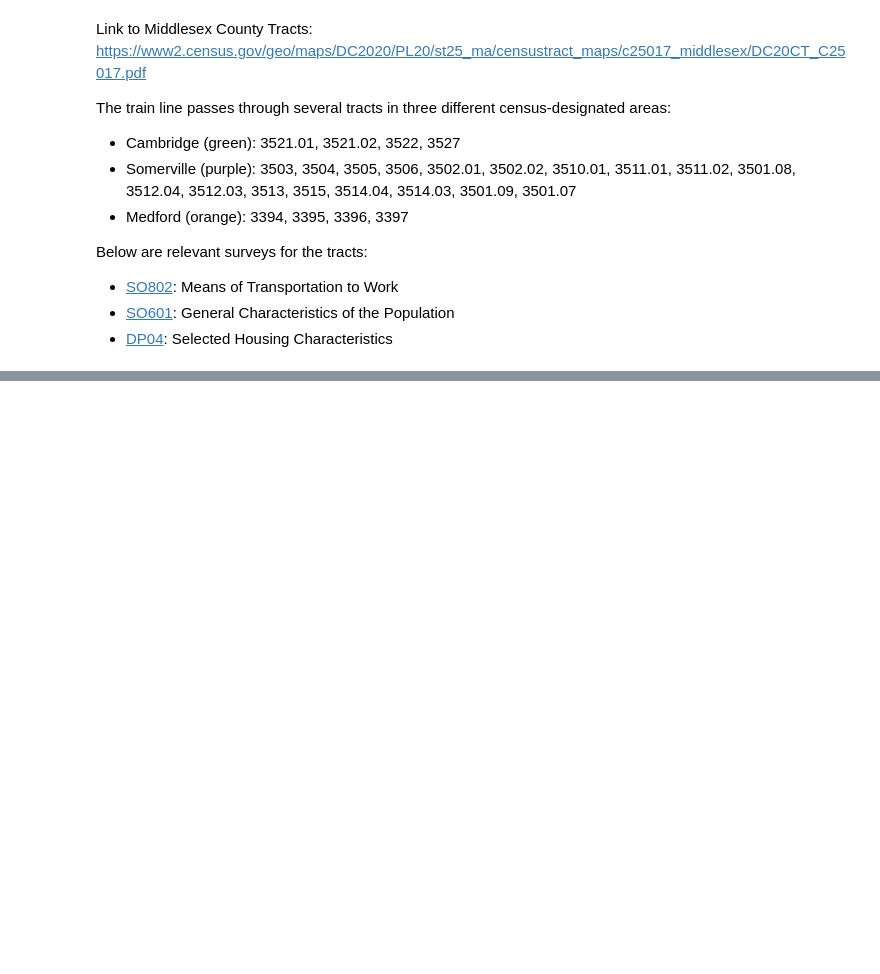
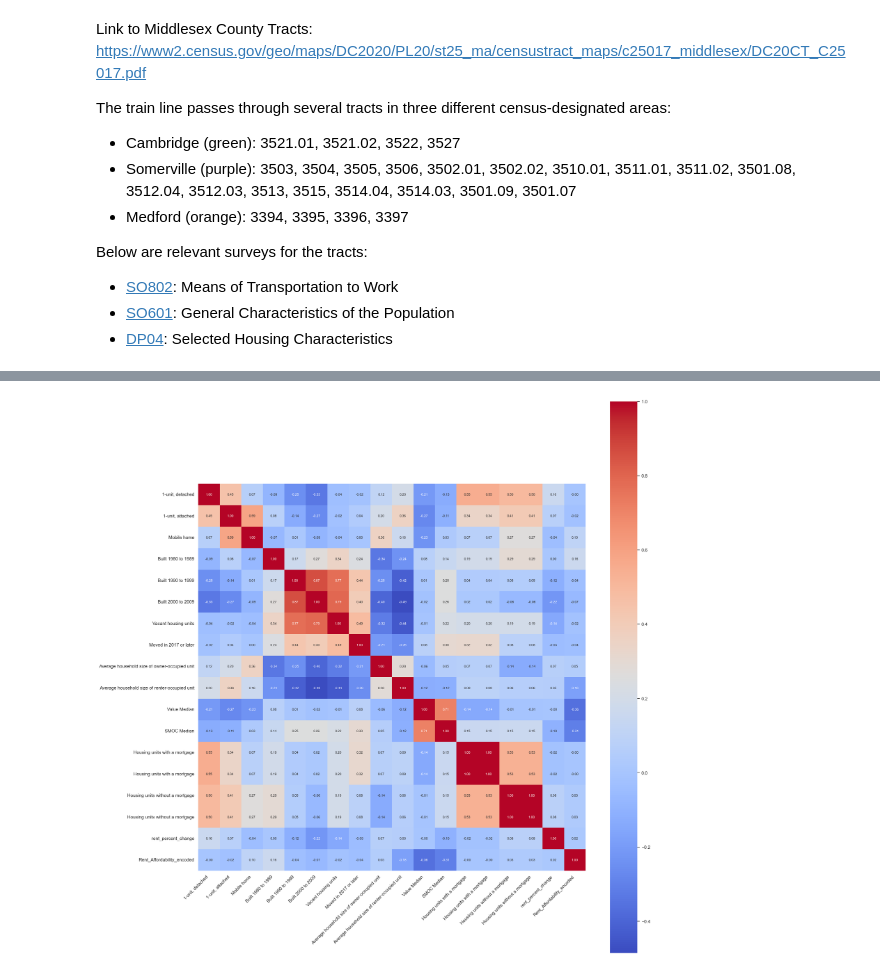
Before and after one commit to BU-CS210A-S23/ds-livable-streets-infra, a Jupyter notebook: sp24-team-c/deliverables/green-line-mid-semester/green-line-mid-semester.ipynb, the cells around one changed output, grey strips where cells are left out. Cells and saved outputs as stored; diff of their text form; code cells hidden in the pictures; blank space fills up the shorter version.

```diff
--- a/sp24-team-c/deliverables/green-line-mid-semester/green-line-mid-semester.ipynb
+++ b/sp24-team-c/deliverables/green-line-mid-semester/green-line-mid-semester.ipynb
@@ -194,0 +261,84 @@ s0802.head()
+# %%
+from sklearn.svm import SVC
+from sklearn.model_selection import train_test_split
+from sklearn.preprocessing import StandardScaler, LabelEncoder
+from sklearn.metrics import classification_report
+import seaborn as sns
+
+dp04.columns = dp04.columns.str.strip()
+
+weights = {
+    'Less than 15.0 percent': 1,
+    '15.0 to 19.9 percent.1': 2,
+    '20.0 to 24.9 percent.2': 3,
+    '25.0 to 29.9 percent.2': 4,
+    '30.0 to 34.9 percent.2': 5,
+    '35.0 percent or more.2': 6,
+}
+
+for category, weight in weights.items():
+    dp04[category + '_weighted'] = dp04[category].astype(float) * weight
+
+dp04['Affordability_Score'] = dp04[[cat + '_weighted' for cat in weights]].sum(axis=1)
+
+conditions = [
+    (dp04['Affordability_Score'] < 2000),
+    (dp04['Affordability_Score'] >= 2000) & (dp04['Affordability_Score'] < 3500),
+    (dp04['Affordability_Score'] >= 3500),
+]
+choices = ['High Affordability', 'Medium Affordability', 'Low Affordability']
+dp04['Rent_Affordability'] = np.select(conditions, choices, default='Unknown')
+
+le = LabelEncoder()
+dp04['Rent_Affordability_encoded'] = le.fit_transform(dp04['Rent_Affordability'])
+
+feature_columns = [
+    '1-unit, detached',
+    '1-unit, attached',
+    '20 or more units',
+    'Mobile home',
+    'Built 1980 to 1989',
+    'Built 1990 to 1999',
+    'Built 2000 to 2009',
+    'Occupied housing units',
+    'Vacant housing units',
+    'Owner-occupied',
+    'Renter-occupied',
+    'Moved in 2017 or later',
+    'Average household size of owner-occupied unit',
+    'Average household size of renter-occupied unit',
+    'Value Median',
+    'SMOC Median',
+    'Housing units with a mortgage',
+    'Housing units without a mortgage',
+    'rent_percent_change'
+]
+
+X = dp04[feature_columns].apply(pd.to_numeric, errors='coerce').fillna(0)
+y = dp04['Rent_Affordability_encoded']
+
+X_train, X_test, y_train, y_test = train_test_split(X, y, test_size=0.2, random_state=42)
+
+scaler = StandardScaler()
+X_train_scaled = scaler.fit_transform(X_train)
+X_test_scaled = scaler.transform(X_test)
+
+svc = SVC(kernel='linear')
+svc.fit(X_train_scaled, y_train)
+
+y_pred = svc.predict(X_test_scaled)
+print(classification_report(y_test, y_pred, target_names=le.classes_))
+
+numeric_features = dp04[feature_columns].select_dtypes(include=[np.number])
+numeric_features['Rent_Affordability_encoded'] = dp04['Rent_Affordability_encoded']
+
+corr_matrix = numeric_features.corr()
+
+plt.figure(figsize=(20, 20))
+corr_matrix = numeric_features.corr()
+sns.heatmap(corr_matrix, annot=True, fmt=".2f", cmap='coolwarm', square=True, annot_kws={"size": 8})
+plt.xticks(rotation=45, ha='right')
+plt.yticks(rotation=0)
+plt.tight_layout()
+plt.show()
+# %% [output]
@@ -194,0 +354 @@ s0802.head()
+[figure, added]
```
Also changed, not shown: parts of 17 cells of this notebook.
